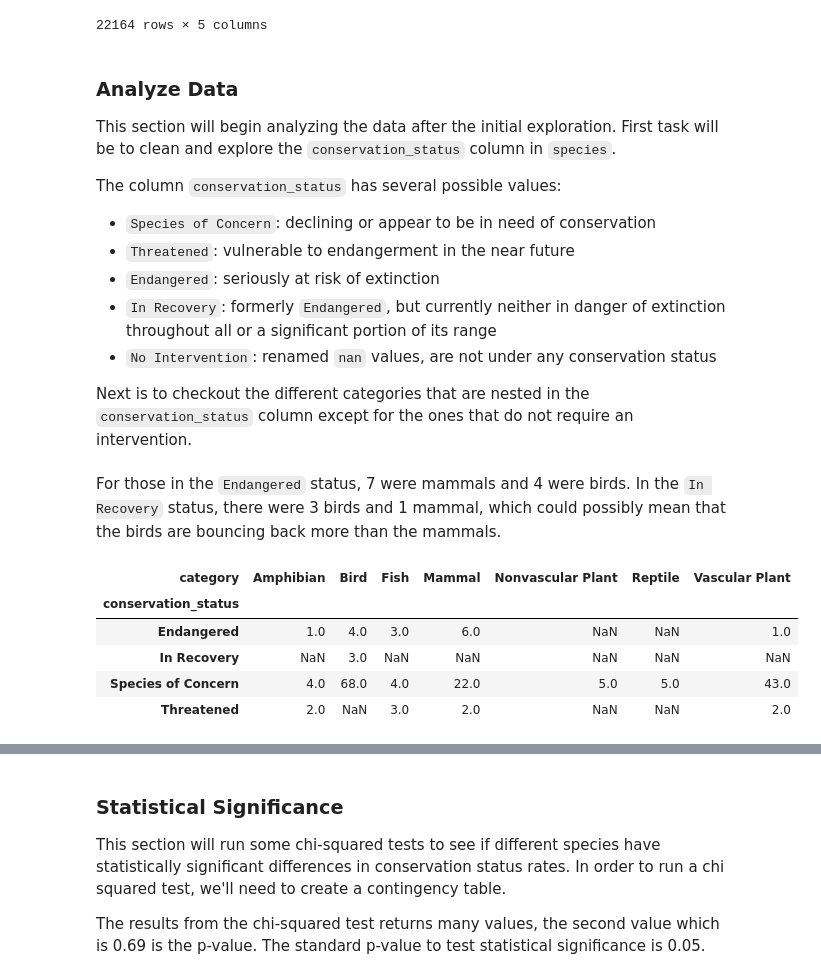
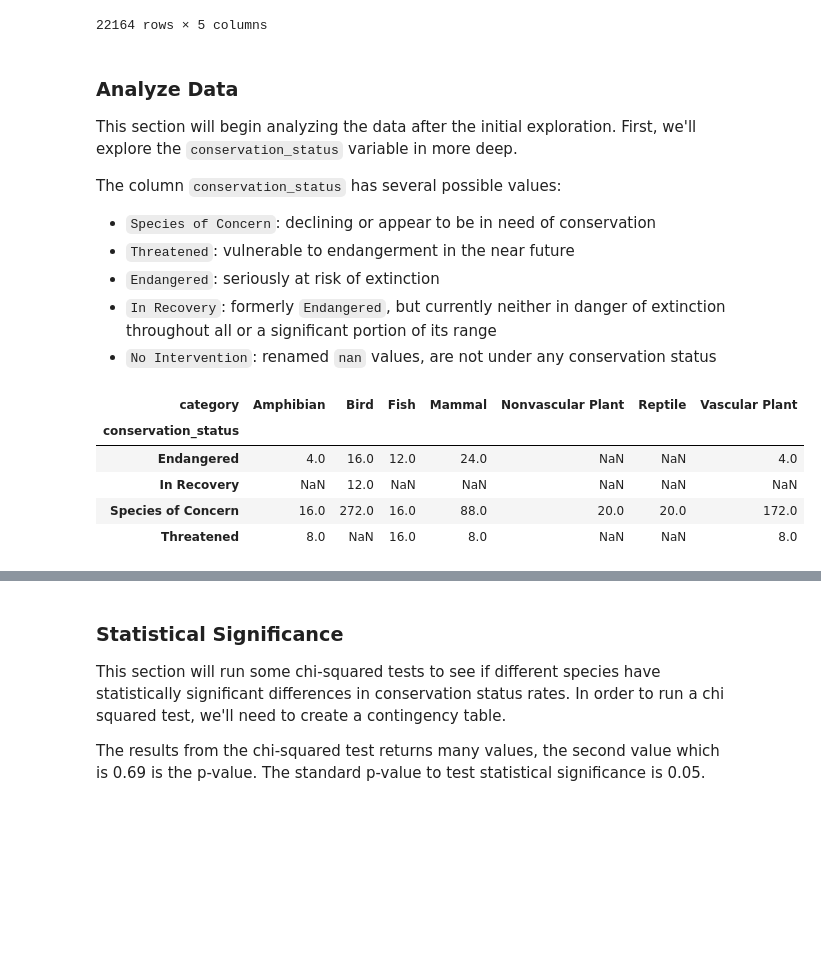
Before and after one commit to soyuz108/Visualization.-Biodiversity, a Jupyter notebook: viz_biodiversity.ipynb, the cells around one changed output, grey strips where cells are left out. Cells and saved outputs as stored; diff of their text form; code cells hidden in the pictures; blank space fills up the shorter version.

```diff
--- a/viz_biodiversity.ipynb
+++ b/viz_biodiversity.ipynb
@@ -85,7 +94,7 @@ species[species.scientific_name == "Puma concolor"]
 | 4451 | Mammal | Puma concolor | Mountain Lion | NaN |
 # %%
 # Drop the duplicates in Species
-species.drop_duplicates(subset=["scientific_name"], keep="first", inplace=True)
+species.drop_duplicates(subset=["scientific_name"], keep="last", inplace=True)
 # Check the difference
 print(f"Species shape: {species.shape}")
 # %% [output]
@@ -203,7 +212,7 @@ full_data
 22164 rows × 5 columns
 # %% [markdown]
 ### Analyze Data
-This section will begin analyzing the data after the initial exploration. First task will be to clean and explore the `conservation_status` column in `species`.
+This section will begin analyzing the data after the initial exploration. First, we'll explore the `conservation_status` variable in more deep.
 
 The column `conservation_status` has several possible values:
 - `Species of Concern`: declining or appear to be in need of conservation
@@ -211,7 +220,3 @@ The column `conservation_status` has several possible values:
 - `Endangered`: seriously at risk of extinction
 - `In Recovery`: formerly `Endangered`, but currently neither in danger of extinction throughout all or a significant portion of its range
 - `No Intervention`: renamed `nan` values, are not under any conservation status
-
-Next is to checkout the different categories that are nested in the `conservation_status` column except for the ones that do not require an intervention.
-# %% [markdown]
-For those in the `Endangered` status, 7 were mammals and 4 were birds. In the `In Recovery` status, there were 3 birds and 1 mammal, which could possibly mean that the birds are bouncing back more than the mammals.
@@ -218,13 +227,14 @@ For those in the `Endangered` status, 7 were mammals and 4 were birds. In the `I
 # %%
-conservation_category = species[species.conservation_status != "No Intervention"]\
+# Get the distribution of Conservation Status VS Category
+conservation_category = full_data[full_data.conservation_status != "No Intervention"]\
     .groupby(["conservation_status", "category"])['scientific_name']\
     .count()\
     .unstack()
 conservation_category
 # %% [output]
 | category | Amphibian | Bird | Fish | Mammal | Nonvascular Plant | Reptile | Vascular Plant |
 | conservation_status |  |  |  |  |  |  |  |
-| Endangered | 1.0 | 4.0 | 3.0 | 6.0 | NaN | NaN | 1.0 |
-| In Recovery | NaN | 3.0 | NaN | NaN | NaN | NaN | NaN |
-| Species of Concern | 4.0 | 68.0 | 4.0 | 22.0 | 5.0 | 5.0 | 43.0 |
-| Threatened | 2.0 | NaN | 3.0 | 2.0 | NaN | NaN | 2.0 |
+| Endangered | 4.0 | 16.0 | 12.0 | 24.0 | NaN | NaN | 4.0 |
+| In Recovery | NaN | 12.0 | NaN | NaN | NaN | NaN | NaN |
+| Species of Concern | 16.0 | 272.0 | 16.0 | 88.0 | 20.0 | 20.0 | 172.0 |
+| Threatened | 8.0 | NaN | 16.0 | 8.0 | NaN | NaN | 8.0 |
```
Also changed, not shown: parts of 15 cells of this notebook.
